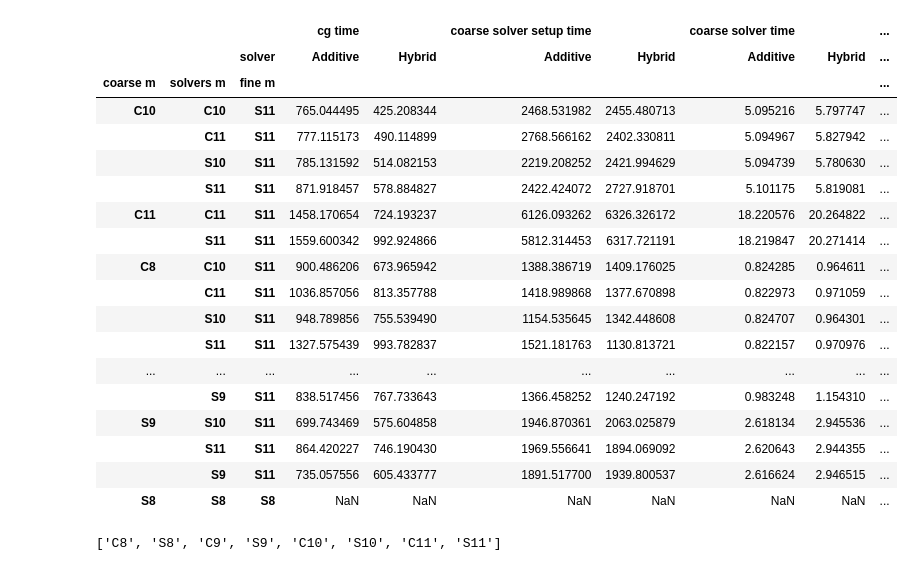
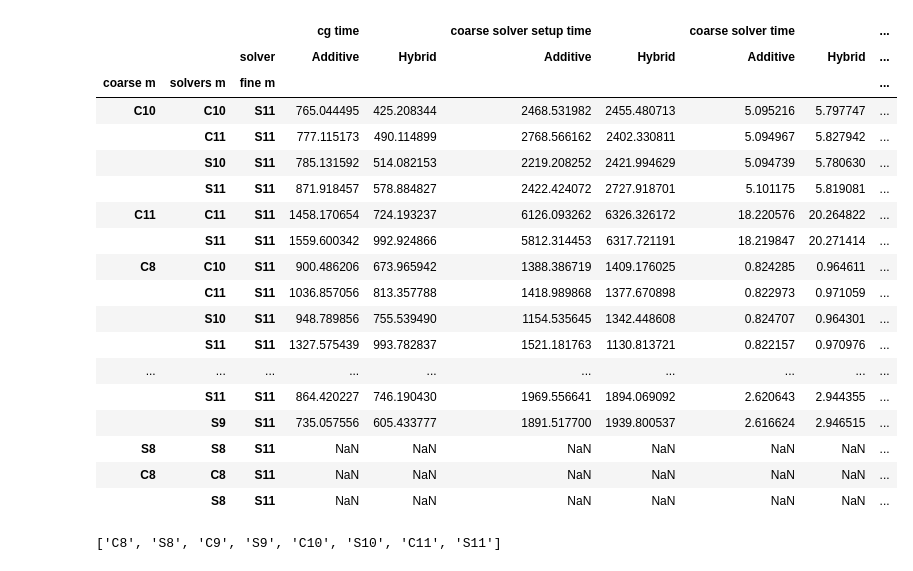
Before and after one commit to mgr0dzicki/dd-solvers, a Jupyter notebook: notebooks/parallelism_plots.ipynb, the cells around one changed output. Cells and saved outputs as stored; diff of their text form; code cells hidden in the pictures.

```diff
--- a/notebooks/parallelism_plots.ipynb
+++ b/notebooks/parallelism_plots.ipynb
@@ -35,36 +35,41 @@ df = process_experiments_df(df)
 # %%
 metadata_df = df.apply(extract_row_metadata, axis=1)
 metadata_cols = metadata_df.columns.tolist()
 df = pd.concat([df, metadata_df], axis=1)
 df["solver"] = df["solver"].apply(nice_solver_name)
 summary = df.pivot_table(
     index=["coarse m", "solvers m", "fine m"],
     columns="solver",
     values=metadata_cols,
     aggfunc="min",
 )
-summary.loc[("S8", "S8", "S8")] = np.nan
+
+# So that we see something is missing there
+summary.loc[("S8", "S8", "S11")] = np.nan
+summary.loc[("C8", "C8", "S11")] = np.nan
+summary.loc[("C8", "S8", "S11")] = np.nan
+
 summary
 # %% [output]
 |  |  |  | cg time |  | coarse solver setup time |  | coarse solver time |  | ... |
 |  |  | solver | Additive | Hybrid | Additive | Hybrid | Additive | Hybrid | ... |
 | coarse m | solvers m | fine m |  |  |  |  |  |  | ... |
 | C10 | C10 | S11 | 765.044495 | 425.208344 | 2468.531982 | 2455.480713 | 5.095216 | 5.797747 | ... |
 |  | C11 | S11 | 777.115173 | 490.114899 | 2768.566162 | 2402.330811 | 5.094967 | 5.827942 | ... |
 |  | S10 | S11 | 785.131592 | 514.082153 | 2219.208252 | 2421.994629 | 5.094739 | 5.780630 | ... |
 |  | S11 | S11 | 871.918457 | 578.884827 | 2422.424072 | 2727.918701 | 5.101175 | 5.819081 | ... |
 | C11 | C11 | S11 | 1458.170654 | 724.193237 | 6126.093262 | 6326.326172 | 18.220576 | 20.264822 | ... |
 |  | S11 | S11 | 1559.600342 | 992.924866 | 5812.314453 | 6317.721191 | 18.219847 | 20.271414 | ... |
 | C8 | C10 | S11 | 900.486206 | 673.965942 | 1388.386719 | 1409.176025 | 0.824285 | 0.964611 | ... |
 |  | C11 | S11 | 1036.857056 | 813.357788 | 1418.989868 | 1377.670898 | 0.822973 | 0.971059 | ... |
 |  | S10 | S11 | 948.789856 | 755.539490 | 1154.535645 | 1342.448608 | 0.824707 | 0.964301 | ... |
 |  | S11 | S11 | 1327.575439 | 993.782837 | 1521.181763 | 1130.813721 | 0.822157 | 0.970976 | ... |
 | ... | ... | ... | ... | ... | ... | ... | ... | ... | ... |
-|  | S9 | S11 | 838.517456 | 767.733643 | 1366.458252 | 1240.247192 | 0.983248 | 1.154310 | ... |
-| S9 | S10 | S11 | 699.743469 | 575.604858 | 1946.870361 | 2063.025879 | 2.618134 | 2.945536 | ... |
 |  | S11 | S11 | 864.420227 | 746.190430 | 1969.556641 | 1894.069092 | 2.620643 | 2.944355 | ... |
 |  | S9 | S11 | 735.057556 | 605.433777 | 1891.517700 | 1939.800537 | 2.616624 | 2.946515 | ... |
-| S8 | S8 | S8 | NaN | NaN | NaN | NaN | NaN | NaN | ... |
+| S8 | S8 | S11 | NaN | NaN | NaN | NaN | NaN | NaN | ... |
+| C8 | C8 | S11 | NaN | NaN | NaN | NaN | NaN | NaN | ... |
+|  | S8 | S11 | NaN | NaN | NaN | NaN | NaN | NaN | ... |
 # %%
 def get_plot_df(coarse_m: int, solver: str):
     data = (
```
Also changed, not shown: parts of 7 cells of this notebook, 2 other files.
